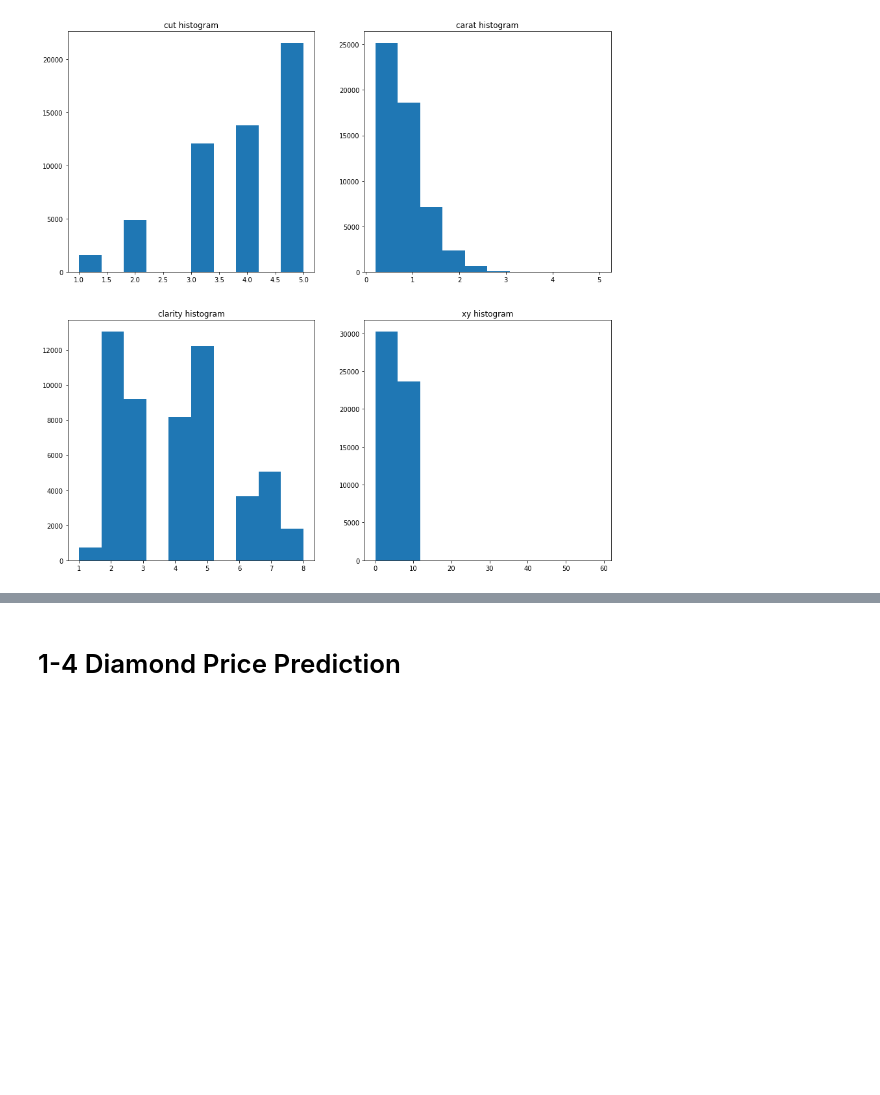
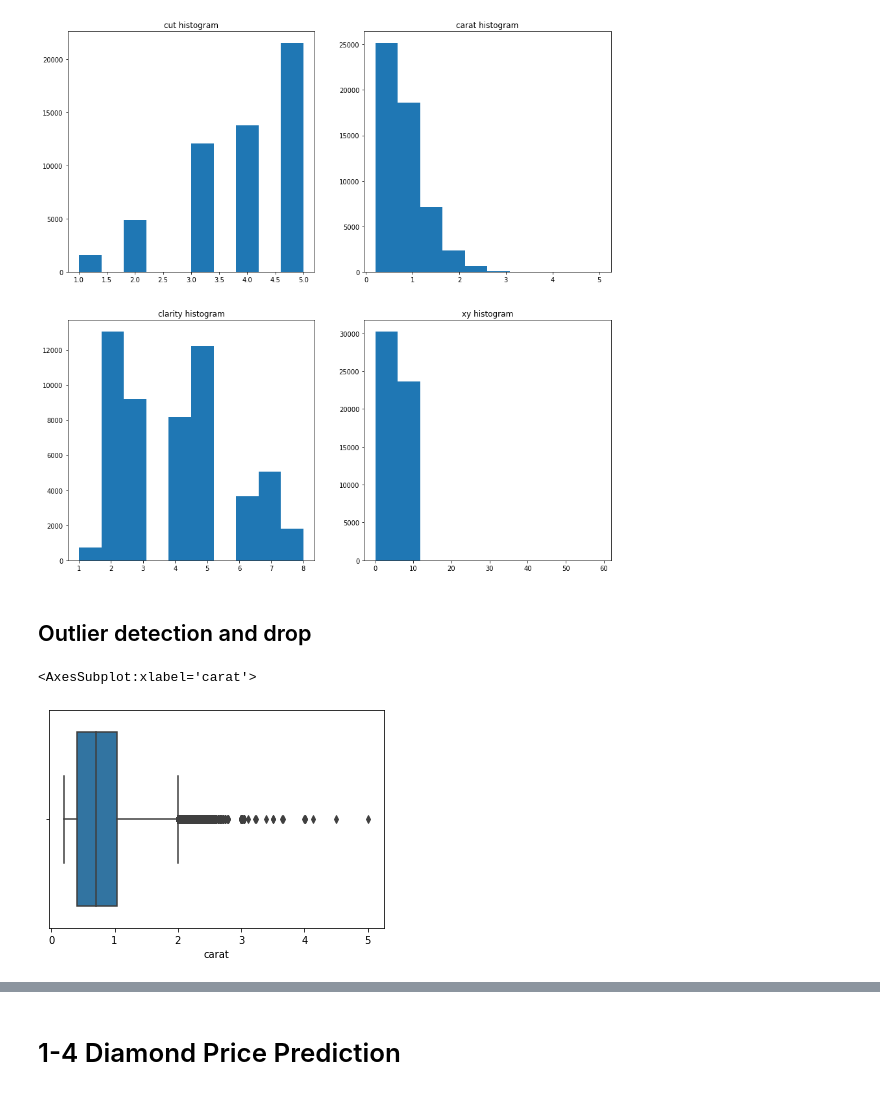
Before and after one commit to aeirya/MLProject-Diamonds, a Jupyter notebook: mlproject.ipynb, the cells around one changed output, grey strips where cells are left out. Saved outputs shown, nothing was run; the diff lists cells and outputs as text; code cells hidden in the pictures; blank space fills up the shorter version.

```diff
--- a/mlproject.ipynb
+++ b/mlproject.ipynb
@@ -190,3 +191,12 @@ plt.show()
 [figure]
 # %%
 # could've also plotted scatter plots
+# %% [markdown]
+## Outlier detection and drop
+# %%
+# Box Plot
+import seaborn as sns
+sns.boxplot(data['carat'])
+# %% [output]
+<AxesSubplot:xlabel='carat'>
+[figure, added]
```
Also changed, not shown: parts of 49 cells of this notebook.
